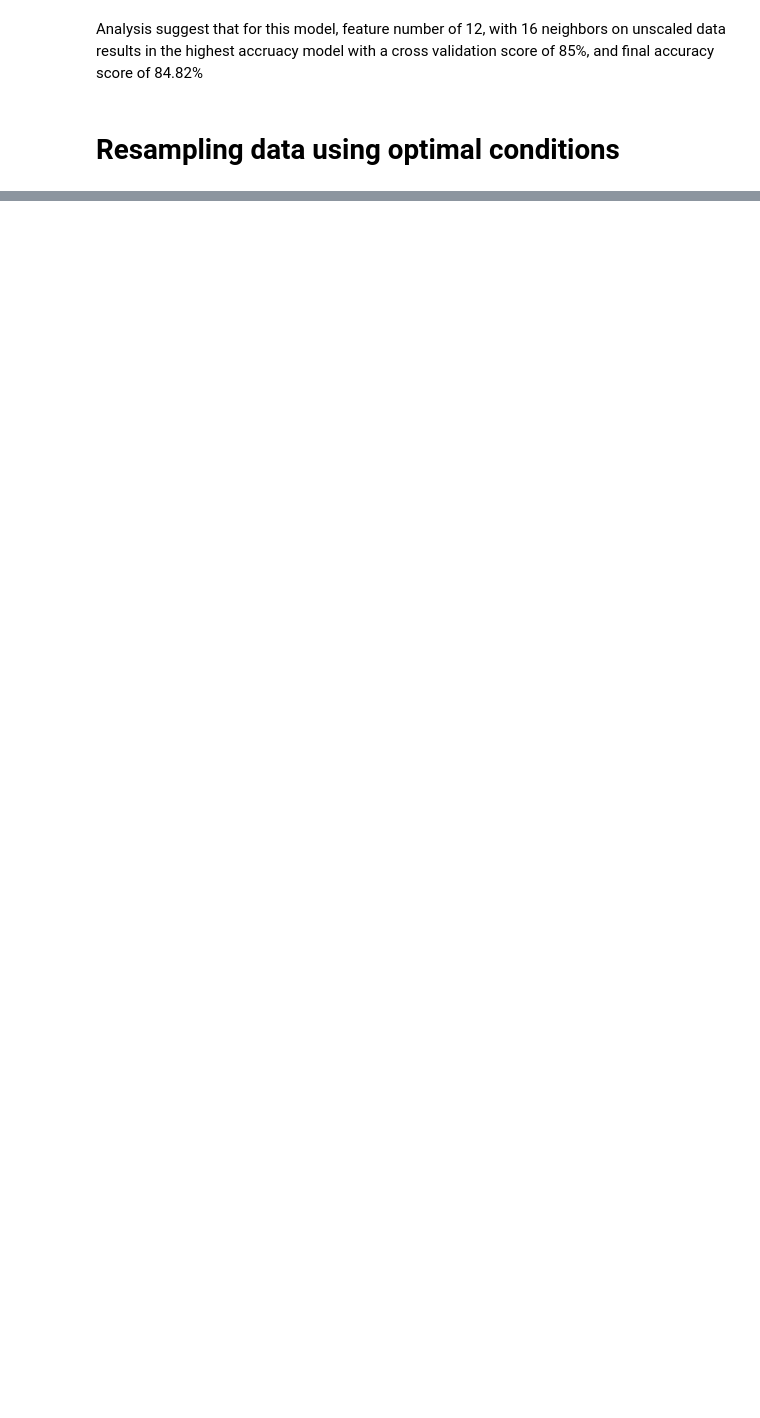
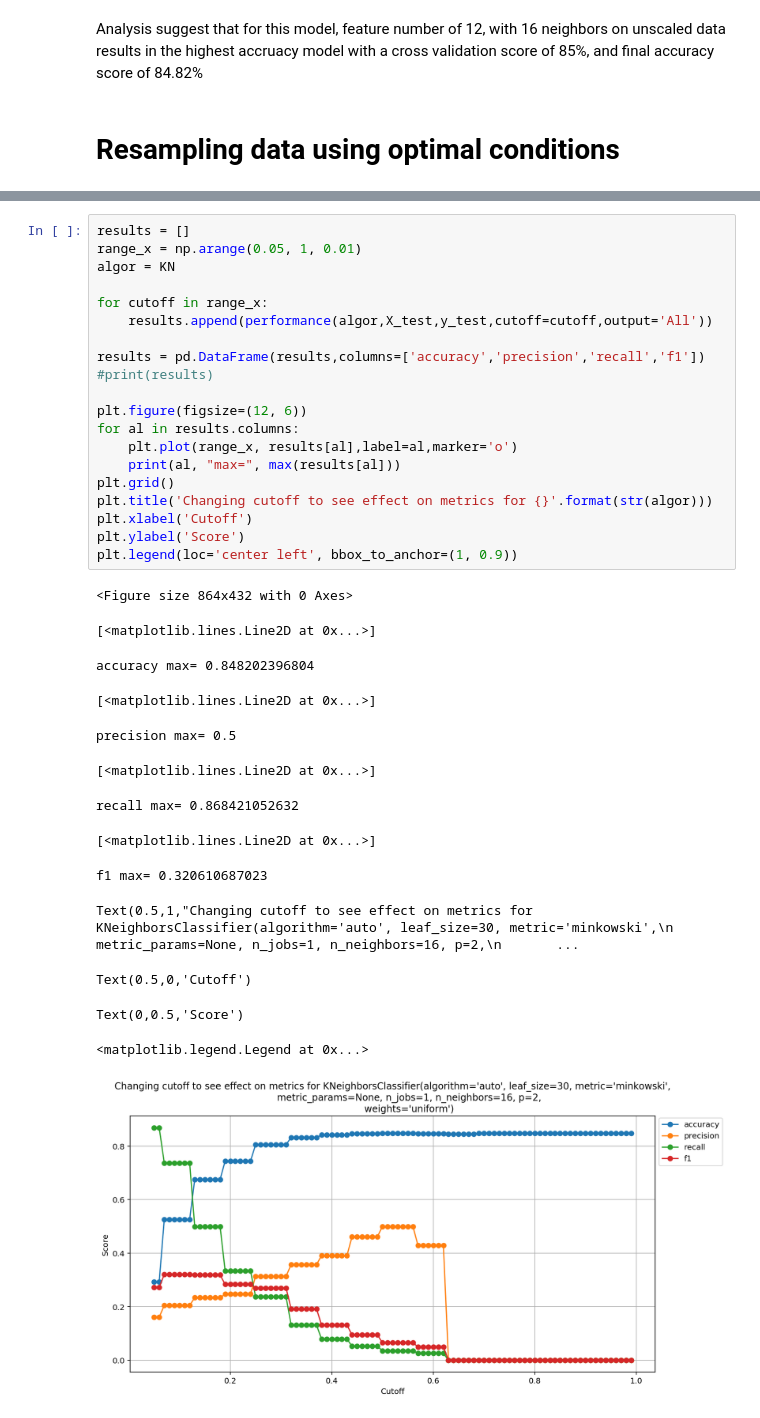
Before and after one commit to ljhowell/machine-learning_CHD, a Jupyter notebook: K_neighbours.ipynb, the cells around one changed output, grey strips where cells are left out. Cells and saved outputs as stored; diff of their text form; blank space fills up the shorter version.

```diff
--- a/K_neighbours.ipynb
+++ b/K_neighbours.ipynb
@@ -342,0 +450,35 @@ AttributeError: module 'preprocessing_ml' has no attribute 'upsample'
+# %%
+results = []
+range_x = np.arange(0.05, 1, 0.01)
+algor = KN
+
+for cutoff in range_x:
+    results.append(performance(algor,X_test,y_test,cutoff=cutoff,output='All'))
+
+results = pd.DataFrame(results,columns=['accuracy','precision','recall','f1'])
+#print(results)
+
+plt.figure(figsize=(12, 6))
+for al in results.columns:
+    plt.plot(range_x, results[al],label=al,marker='o')
+    print(al, "max=", max(results[al]))
+plt.grid()
+plt.title('Changing cutoff to see effect on metrics for {}'.format(str(algor)))
+plt.xlabel('Cutoff')
+plt.ylabel('Score')
+plt.legend(loc='center left', bbox_to_anchor=(1, 0.9))
+# %% [output]
+<Figure size 864x432 with 0 Axes>
+[<matplotlib.lines.Line2D at 0x...>]
+accuracy max= 0.848202396804
+[<matplotlib.lines.Line2D at 0x...>]
+precision max= 0.5
+[<matplotlib.lines.Line2D at 0x...>]
+recall max= 0.868421052632
+[<matplotlib.lines.Line2D at 0x...>]
+f1 max= 0.320610687023
+Text(0.5,1,"Changing cutoff to see effect on metrics for KNeighborsClassifier(algorithm='auto', leaf_size=30, metric='minkowski',\n           metric_params=None, n_jobs=1, n_neighbors=16, p=2,\n       ...
+Text(0.5,0,'Cutoff')
+Text(0,0.5,'Score')
+<matplotlib.legend.Legend at 0x...>
+[figure, added]
```
Also changed, not shown: parts of 19 cells of this notebook, 2 other files.
